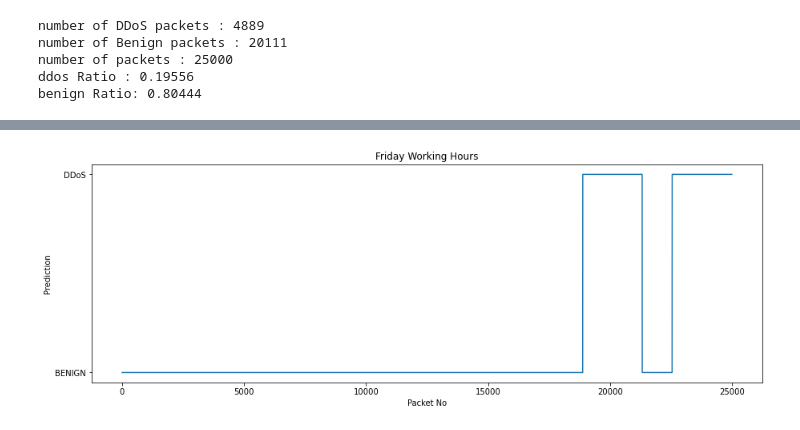
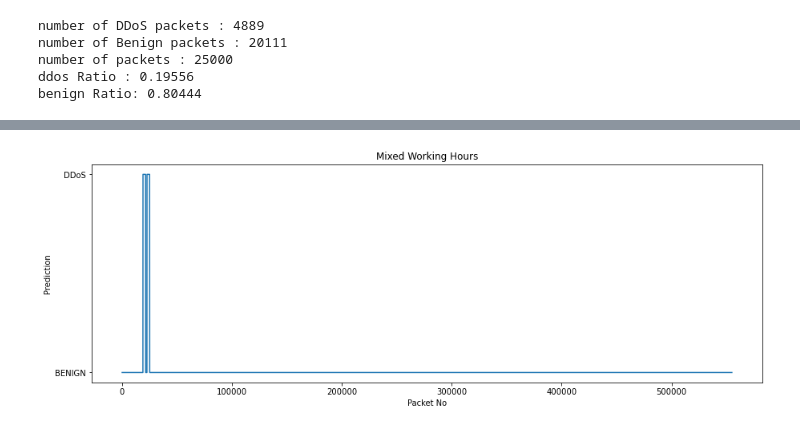
Before and after one commit to batuhanduyuler01/matrix_profile_ddos, a Jupyter notebook: matrix_profile.ipynb, the cells around one changed output, grey strips where cells are left out. Cells and saved outputs as stored; diff of their text form; code cells hidden in the pictures.

Commit message:
monday working hour and friday is concataned in a line

```diff
--- a/matrix_profile.ipynb
+++ b/matrix_profile.ipynb
@@ -4,5 +4,5 @@ import numpy as np
 import pandas as pd
 import matrixprofile as mp
 # %%
-dataset = pd.read_csv('../verisetleri/Friday-WorkingHours-Afternoon-DDos.pcap_ISCX.csv')
-dataset.head(10)
+datasetFriday = pd.read_csv('../verisetleri/Friday-WorkingHours-Afternoon-DDos.pcap_ISCX.csv')
+datasetMonday = pd.read_csv('../verisetleri/Monday-WorkingHours.pcap_ISCX.csv')
@@ -33,8 +20,8 @@ def randomize_packets(sampleNumber : int, dataset : pd.DataFrame)->pd.DataFrame
 def select_slice_from_dataframe(startingIndex : int , stopIndex : int, dataframe:pd.DataFrame)->pd.DataFrame:
     return dataframe.iloc[startingIndex : stopIndex, :]
 # %%
-randomizedData = randomize_packets(1000, dataset)
-slicedData = select_slice_from_dataframe(0, 25000, dataset)
+randomizedData = randomize_packets(10000, datasetFriday)
+slicedData = select_slice_from_dataframe(0, 25000, datasetFriday)
 # %%
 workerData = slicedData.copy()
 numberOfPackets = len(workerData)
@@ -59,11 +62,19 @@ benign Ratio: 0.80444
+# %%
+def concat_datasets(dataset1 : pd.DataFrame, dataset2 : pd.DataFrame, axis = 0):
+    if (all(dataset1.columns == dataset2.columns)):
+        return pd.concat([dataset1, dataset2], axis=axis)
+    else:
+        raise ValueError("Dataframe Columns must be identical")
+# %%
+mpDataset = concat_datasets(workerData, datasetMonday, 0)
 # %%
 #plot ddosRatio
 plt.figure(figsize=(15,5))
-plt.plot(range(0, len(workerData)), workerData[" Label"].to_list())
-plt.title('Friday Working Hours')
+plt.plot(range(0, len(mpDataset)), mpDataset[" Label"].to_list())
+plt.title('Mixed Working Hours')
 plt.ylabel("Prediction")
 plt.xlabel("Packet No")
 plt.show()
 # %% [output]
-[figure, old version]
+[figure, new version]
 # %%
```
Also changed, not shown: parts of 4 cells of this notebook.
